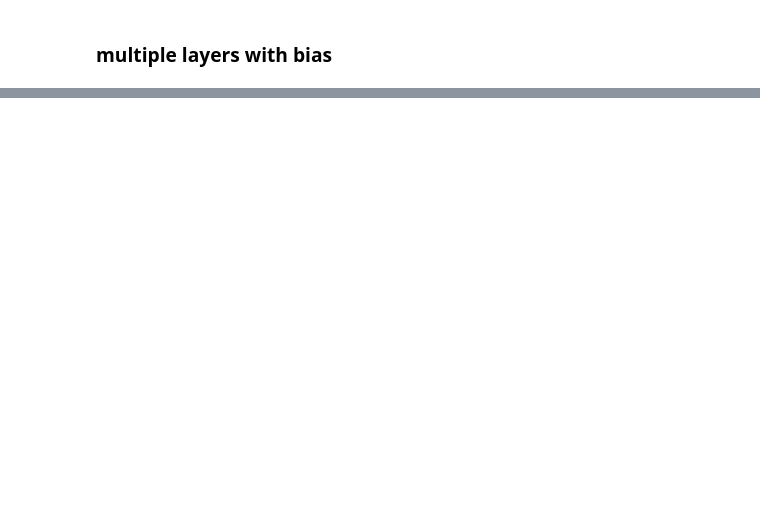
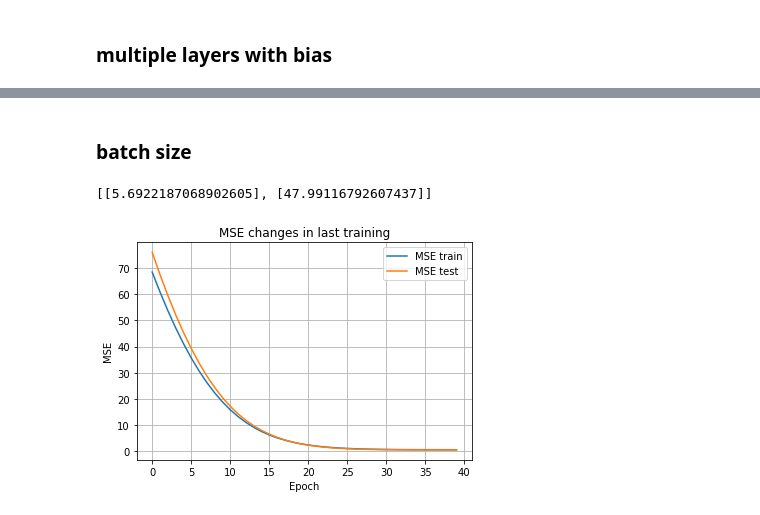
Before and after one commit to mstaczek/miowad, a Jupyter notebook: lab2_tests.ipynb, the cells around one changed output, grey strips where cells are left out. Saved outputs shown, nothing was run; the diff lists cells and outputs as text; code cells hidden in the pictures; blank space fills up the shorter version.

```diff
--- a/lab2_tests.ipynb
+++ b/lab2_tests.ipynb
@@ -98,0 +99,25 @@ net.predict(x_train) # around 104 and 204
+# %% [markdown]
+### batch size
+# %%
+from MultiLayerPerceptron import NeuralNetwork, Layer
+import numpy as np
+net = NeuralNetwork(weights_random=True)
+net.add(Layer(neurons_count=1, add_bias=True))
+net.add(Layer(neurons_count=3, add_bias=True, activation_fun='linear'))
+net.add(Layer(neurons_count=3, add_bias=True, activation_fun='linear'))
+net.add(Layer(neurons_count=1, add_bias=False, activation_fun='linear'))
+# print(net)
+X = [[i] for i in range(10)]
+Y = [[2*i+5] for i in range(10)]
+
+X2 = [[i+0.5] for i in range(10)]
+Y2 = [[2*(i+0.5)+5] for i in range(10)]
+
+net.train(X,Y,X2,Y2,epochs=40,learning_rate=0.0001, verbose=False,batch_size=3,debug=False)
+net.predict([[1],[20]]) # around 7 and 45
+# %% [output]
+[[5.6922187068902605], [47.99116792607437]]
+# %%
+net.plot_training_history()
+# %% [output]
+[figure, added]
```
Also changed, not shown: parts of 6 cells of this notebook, 2 other files.
